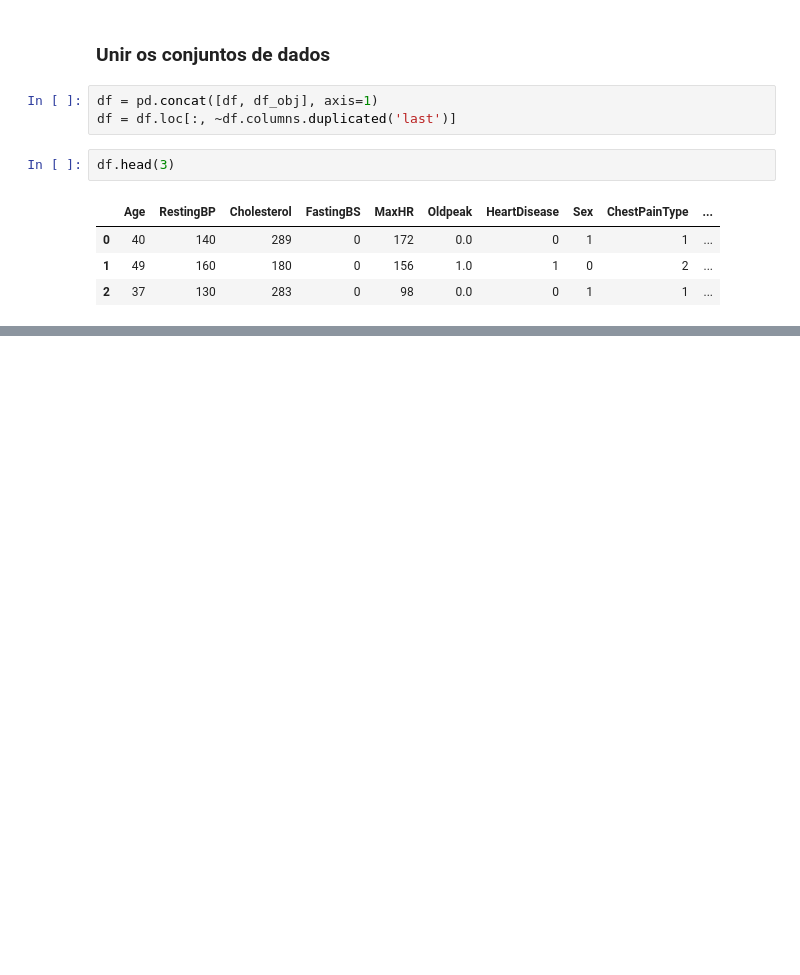
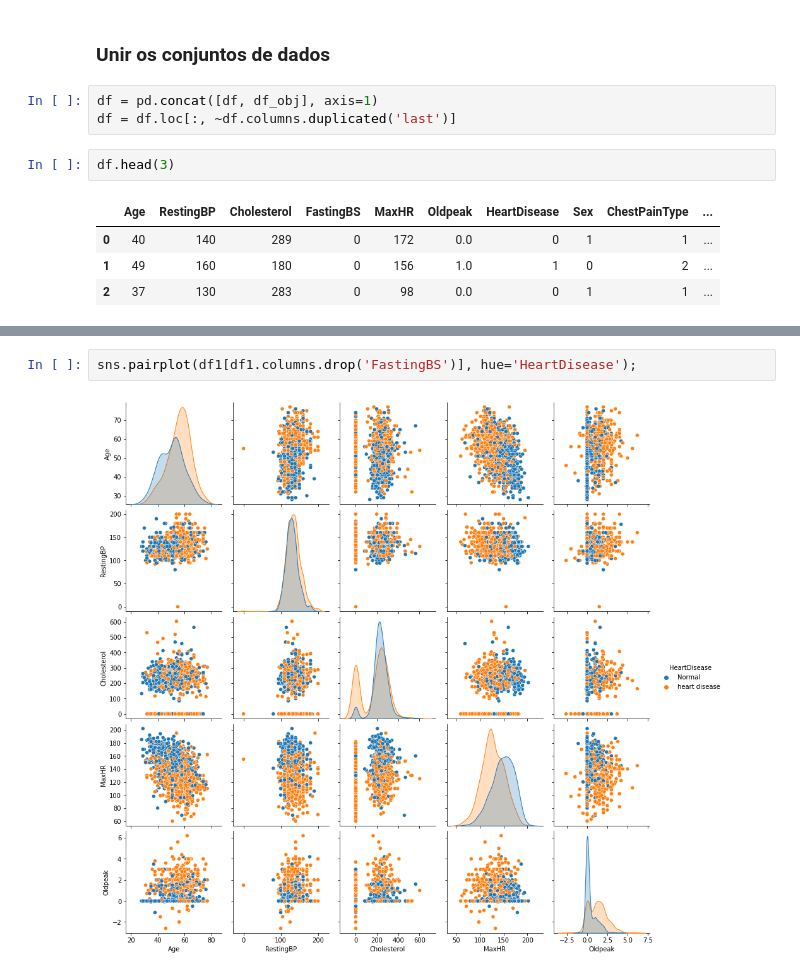
Before and after one commit to JPMorgado/tcc_puc, a Jupyter notebook: ParadaCardiovascular.ipynb, the cells around one changed output, grey strips where cells are left out. Saved outputs shown, nothing was run; the diff lists cells and outputs as text; blank space fills up the shorter version.

```diff
--- a/ParadaCardiovascular.ipynb
+++ b/ParadaCardiovascular.ipynb
@@ -41,0 +195,4 @@ df.head(3)
+# %%
+sns.pairplot(df1[df1.columns.drop('FastingBS')], hue='HeartDisease');
+# %% [output]
+[figure, added]
```
Also changed, not shown: parts of 32 cells of this notebook.
